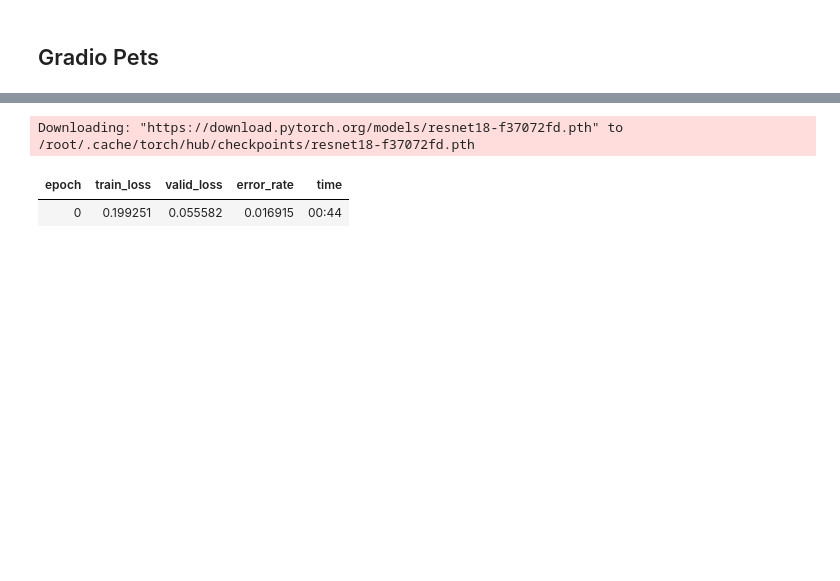
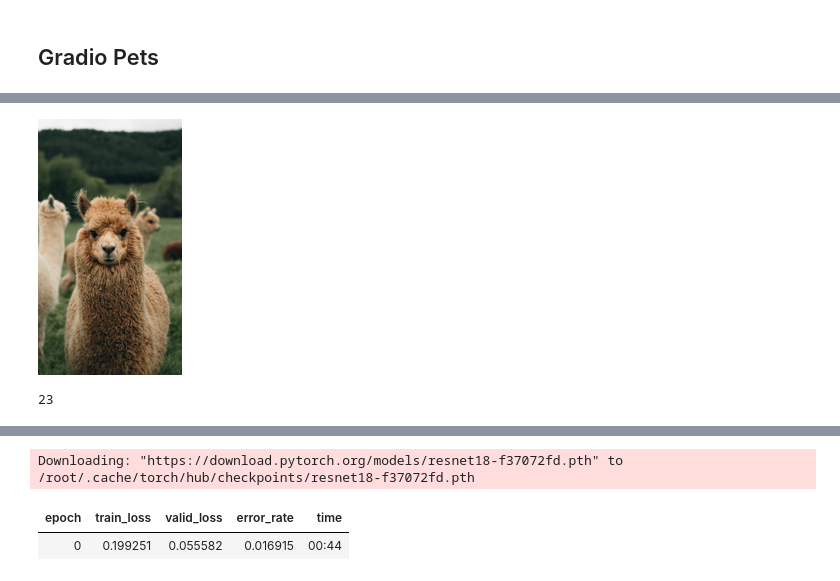
Before and after one commit to VasantiP/fastai, a Jupyter notebook: bunnies.ipynb, the cells around one changed output, grey strips where cells are left out. Cells and saved outputs as stored; diff of their text form; code cells hidden in the pictures; blank space fills up the shorter version.

```diff
--- a/bunnies.ipynb
+++ b/bunnies.ipynb
@@ -10,0 +28,5 @@ def is_cat(x): return x[0].isupper()
+# %%
+download_url(search_images('llama photos', max_images=1)[0], 'llama.jpg', show_progress=False)
+Image.open('llama.jpg').to_thumb(256, 256)
+# %% [output]
+[figure, added]
@@ -11 +43,8 @@ def is_cat(x): return x[0].isupper()
+# %%
+# remove any photos that do not download correctly
+failed = verify_images(get_image_files(path))
+failed.map(Path.unlink)
+len(failed)
+# %% [output]
+23
 # %%
```
Also changed, not shown: parts of 8 cells of this notebook.
